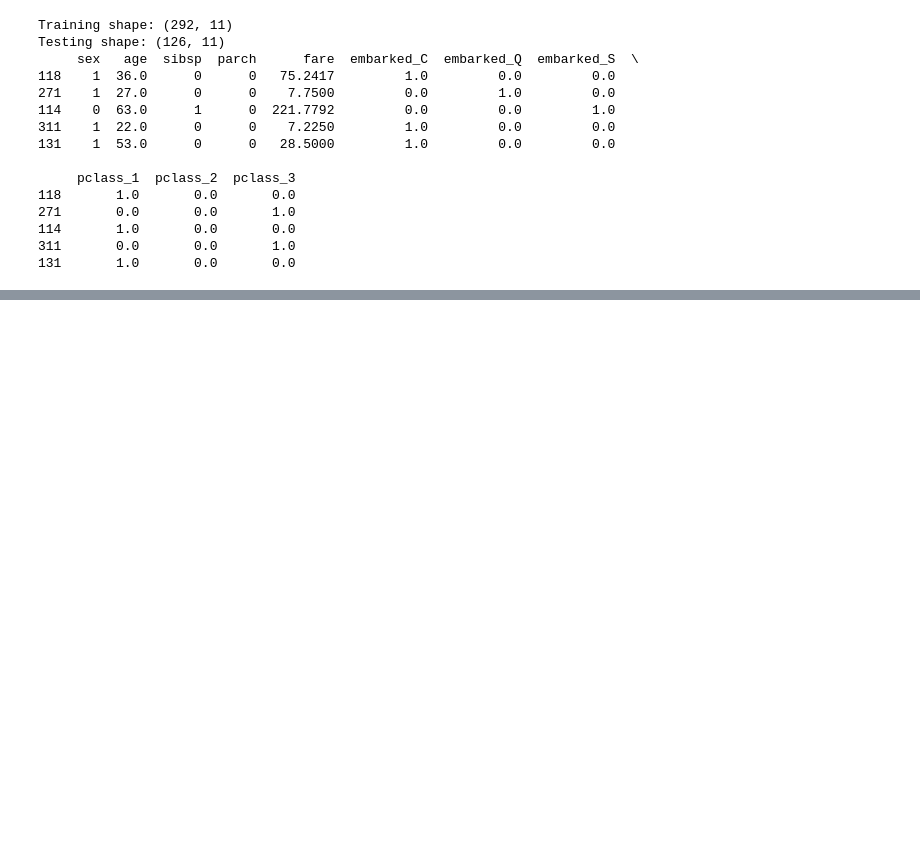
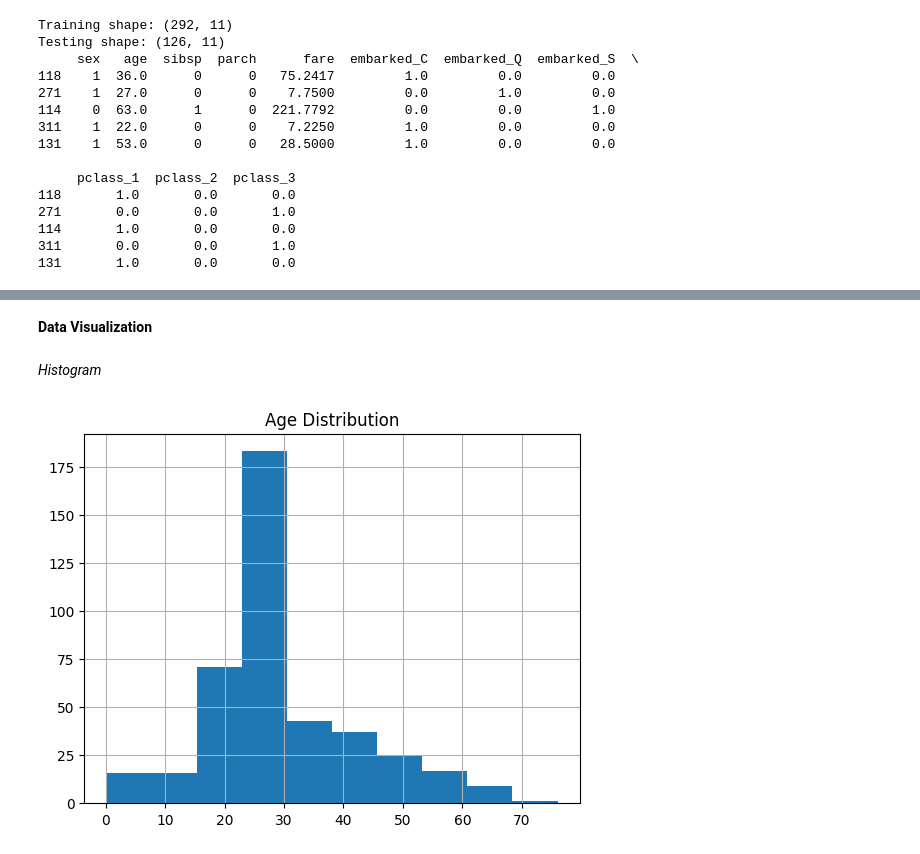
Before and after one commit to Momina-Hussnain/DataScience, a Jupyter notebook: Untitled6.ipynb, the cells around one changed output, grey strips where cells are left out. Drawn from its saved outputs; the diff is of its cells as text; code cells hidden in the pictures; blank space fills up the shorter version.

```diff
--- a/Untitled6.ipynb
+++ b/Untitled6.ipynb
@@ -200,0 +243,10 @@ Testing shape: (126, 11)
+# %% [markdown]
+**Data Visualization**
+# %% [markdown]
+*Histogram*
+# %%
+df['age'].hist()
+plt.title("Age Distribution")
+plt.show()
+# %% [output]
+[figure, added]
```
Also changed, not shown: parts of 18 cells of this notebook.
